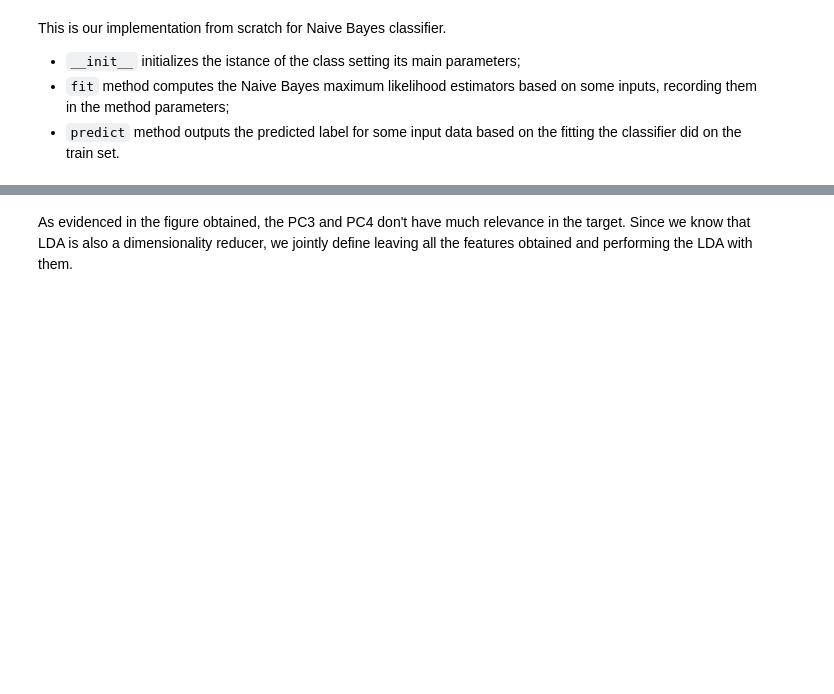
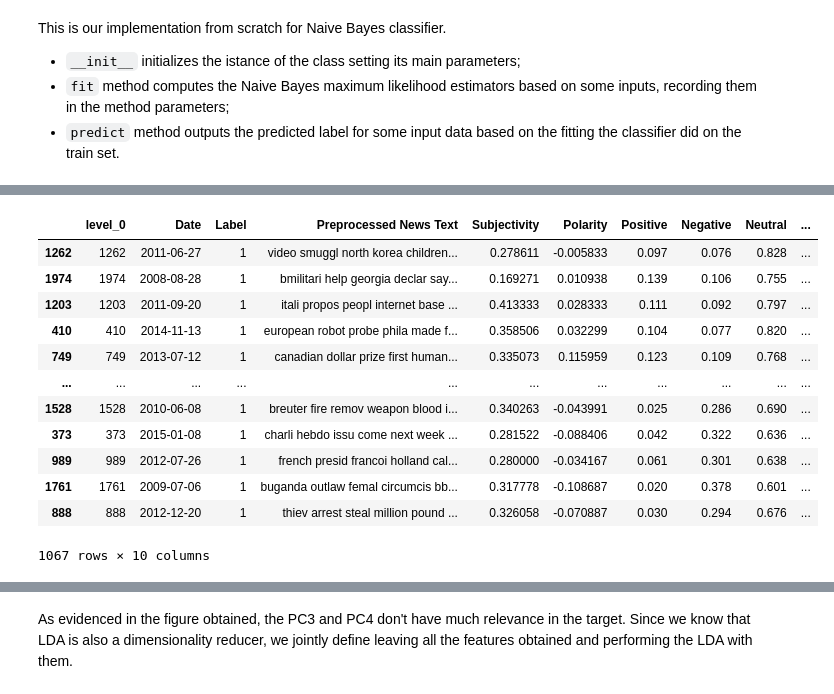
Before and after one commit to LeoDiNino97/FDS_final_project, a Jupyter notebook: Project_report.ipynb, the cells around one changed output, grey strips where cells are left out. Drawn from its saved outputs; the diff is of its cells as text; code cells hidden in the pictures; blank space fills up the shorter version.

```diff
--- a/Project_report.ipynb
+++ b/Project_report.ipynb
@@ -648,0 +705,19 @@ class NBCL:
+# %%
+#converting the words into a list of lists
+preprocessed_news_text = final_dataset["Preprocessed News"].values.tolist()
+
+#converting the lists into string to obtain the text
+preprocessed_news_text_ = [" ".join(news) for news in preprocessed_news_text]
+
+#converting the final list into a DataFrame
+df_string_news = pd.DataFrame(preprocessed_news_text_, columns = ['Preprocessed News Text'])
+
+#Saving the index as a column to merge the two DataFrames
+final_dataset.reset_index(inplace=True)
+df_string_news.reset_index(inplace=True)
+
+#Merge to obtain the final DataFrame
+final_dataset_text = final_dataset.merge(df_string_news, left_on='index', right_on='index')
+
+#Getting just the useful columns
+final_dataset_text = final_dataset_text.drop(columns=['Preprocessed News','index', 'TFIDF','OneHot'])
@@ -731,0 +827,16 @@ final_dataset_text = final_dataset_text[['Label','Subjectivity','Polarity','Posi
+# %%
+final_dataset_text.loc[final_dataset_text['Label']==1].sort_values(by="Compound", ascending=False)
+# %% [output]
+|  | level_0 | Date | Label | Preprocessed News Text | Subjectivity | Polarity | Positive | Negative | Neutral | ... |
+| 1262 | 1262 | 2011-06-27 | 1 | video smuggl north korea children... | 0.278611 | -0.005833 | 0.097 | 0.076 | 0.828 | ... |
+| 1974 | 1974 | 2008-08-28 | 1 | bmilitari help georgia declar say... | 0.169271 | 0.010938 | 0.139 | 0.106 | 0.755 | ... |
+| 1203 | 1203 | 2011-09-20 | 1 | itali propos peopl internet base ... | 0.413333 | 0.028333 | 0.111 | 0.092 | 0.797 | ... |
+| 410 | 410 | 2014-11-13 | 1 | european robot probe phila made f... | 0.358506 | 0.032299 | 0.104 | 0.077 | 0.820 | ... |
+| 749 | 749 | 2013-07-12 | 1 | canadian dollar prize first human... | 0.335073 | 0.115959 | 0.123 | 0.109 | 0.768 | ... |
+| ... | ... | ... | ... | ... | ... | ... | ... | ... | ... | ... |
+| 1528 | 1528 | 2010-06-08 | 1 | breuter fire remov weapon blood i... | 0.340263 | -0.043991 | 0.025 | 0.286 | 0.690 | ... |
+| 373 | 373 | 2015-01-08 | 1 | charli hebdo issu come next week ... | 0.281522 | -0.088406 | 0.042 | 0.322 | 0.636 | ... |
+| 989 | 989 | 2012-07-26 | 1 | french presid francoi holland cal... | 0.280000 | -0.034167 | 0.061 | 0.301 | 0.638 | ... |
+| 1761 | 1761 | 2009-07-06 | 1 | buganda outlaw femal circumcis bb... | 0.317778 | -0.108687 | 0.020 | 0.378 | 0.601 | ... |
+| 888 | 888 | 2012-12-20 | 1 | thiev arrest steal million pound ... | 0.326058 | -0.070887 | 0.030 | 0.294 | 0.676 | ... |
+1067 rows × 10 columns
```
Also changed, not shown: parts of 60 cells of this notebook.
